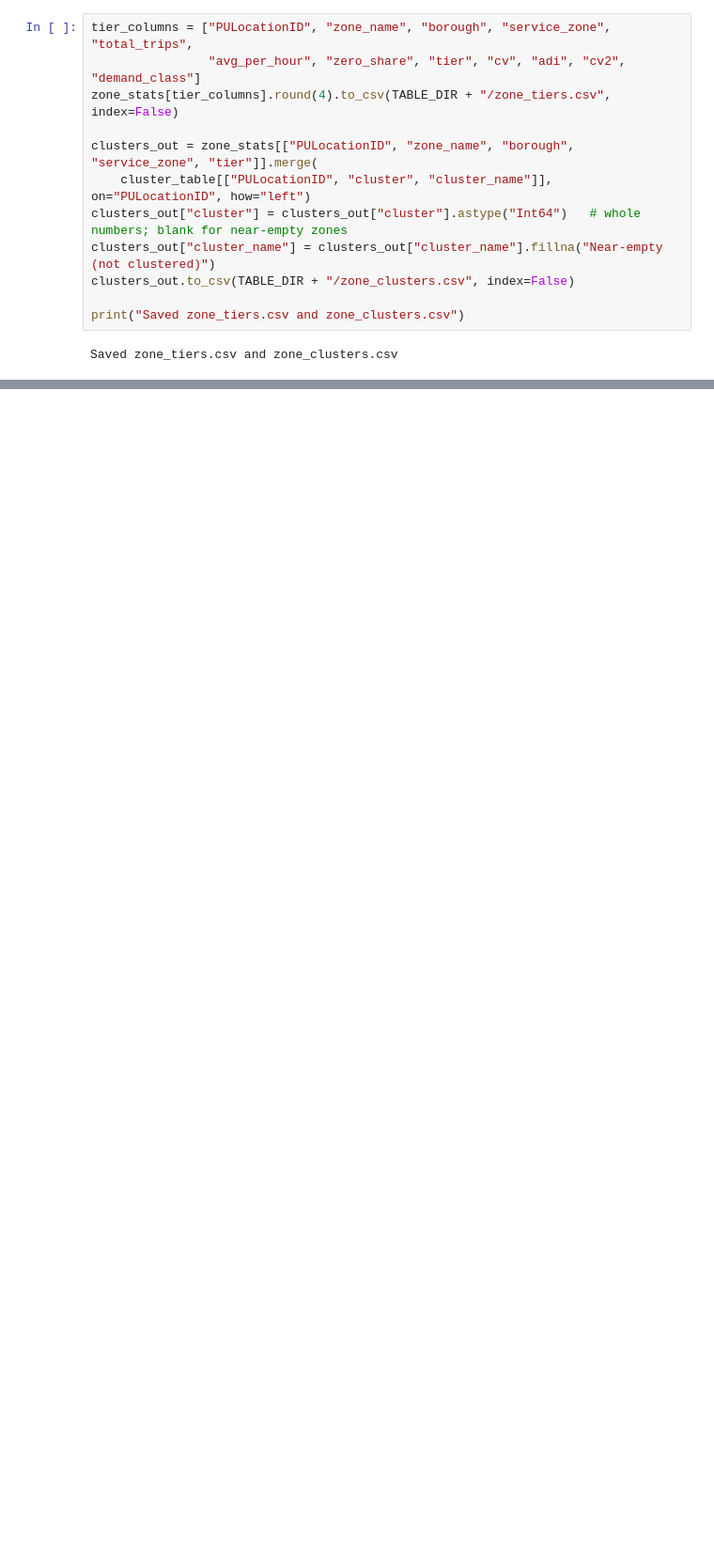
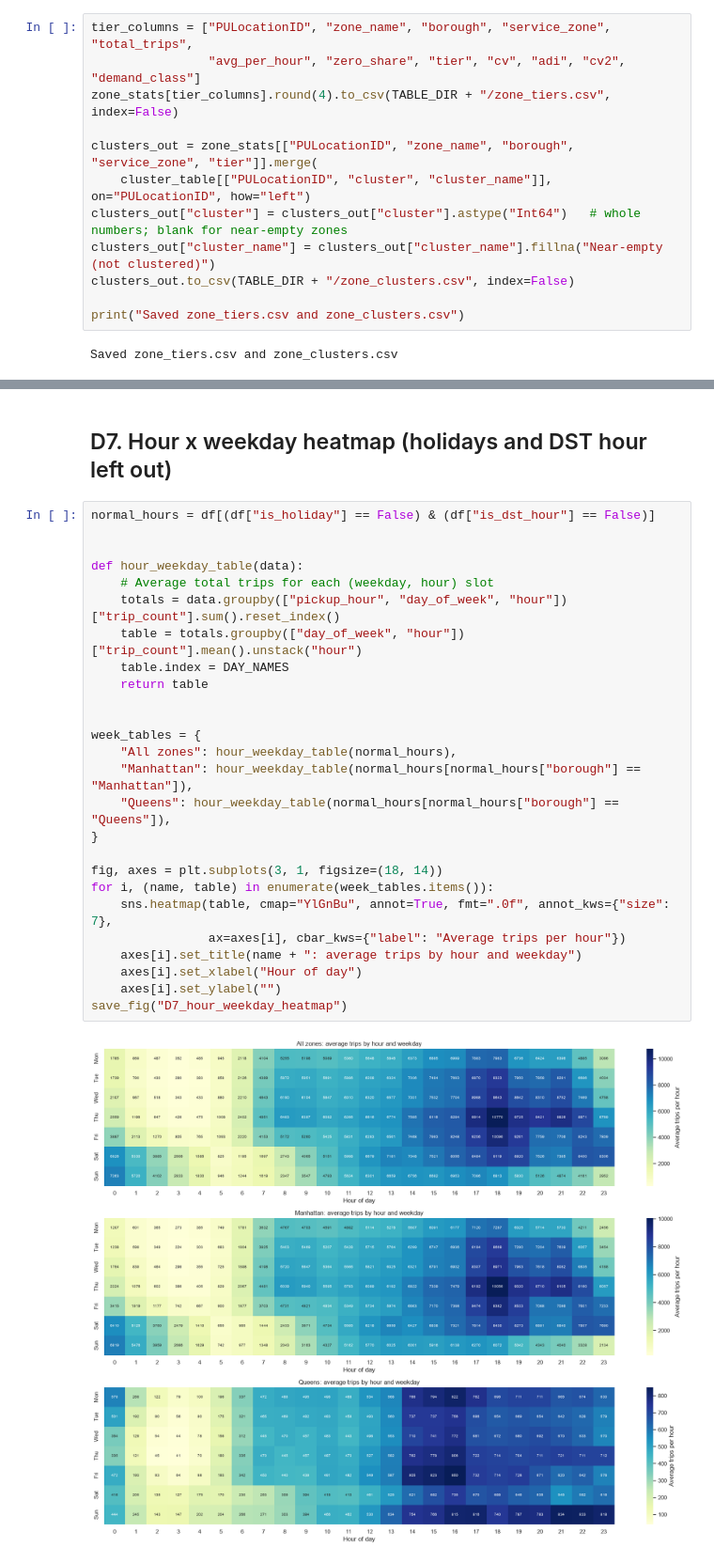
Before and after one commit to BA-CapstoneProject-12/nyc-taxi-demand-forecasting, a Jupyter notebook: scripts/EDA_visuallization.ipynb, the cells around one changed output, grey strips where cells are left out. Shown at 94% size. Drawn from its saved outputs; the diff is of its cells as text; blank space fills up the shorter version.

```diff
--- a/scripts/EDA_visuallization.ipynb
+++ b/scripts/EDA_visuallization.ipynb
@@ -817,0 +863,30 @@ Saved zone_tiers.csv and zone_clusters.csv
+# %% [markdown]
+## D7. Hour x weekday heatmap (holidays and DST hour left out)
+# %%
+normal_hours = df[(df["is_holiday"] == False) & (df["is_dst_hour"] == False)]
+
+
+def hour_weekday_table(data):
+    # Average total trips for each (weekday, hour) slot
+    totals = data.groupby(["pickup_hour", "day_of_week", "hour"])["trip_count"].sum().reset_index()
+    table = totals.groupby(["day_of_week", "hour"])["trip_count"].mean().unstack("hour")
+    table.index = DAY_NAMES
+    return table
+
+
+week_tables = {
+    "All zones": hour_weekday_table(normal_hours),
+    "Manhattan": hour_weekday_table(normal_hours[normal_hours["borough"] == "Manhattan"]),
+    "Queens": hour_weekday_table(normal_hours[normal_hours["borough"] == "Queens"]),
+}
+
+fig, axes = plt.subplots(3, 1, figsize=(18, 14))
+for i, (name, table) in enumerate(week_tables.items()):
+    sns.heatmap(table, cmap="YlGnBu", annot=True, fmt=".0f", annot_kws={"size": 7},
+                ax=axes[i], cbar_kws={"label": "Average trips per hour"})
+    axes[i].set_title(name + ": average trips by hour and weekday")
+    axes[i].set_xlabel("Hour of day")
+    axes[i].set_ylabel("")
+save_fig("D7_hour_weekday_heatmap")
+# %% [output]
+[figure, added]
```
Also changed, not shown: parts of 57 cells of this notebook, 9 other files.
